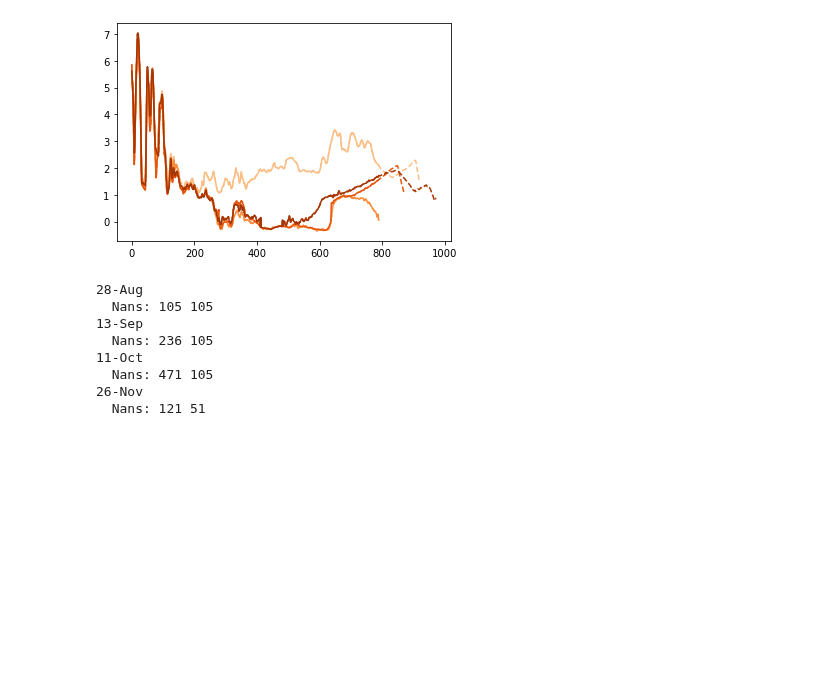
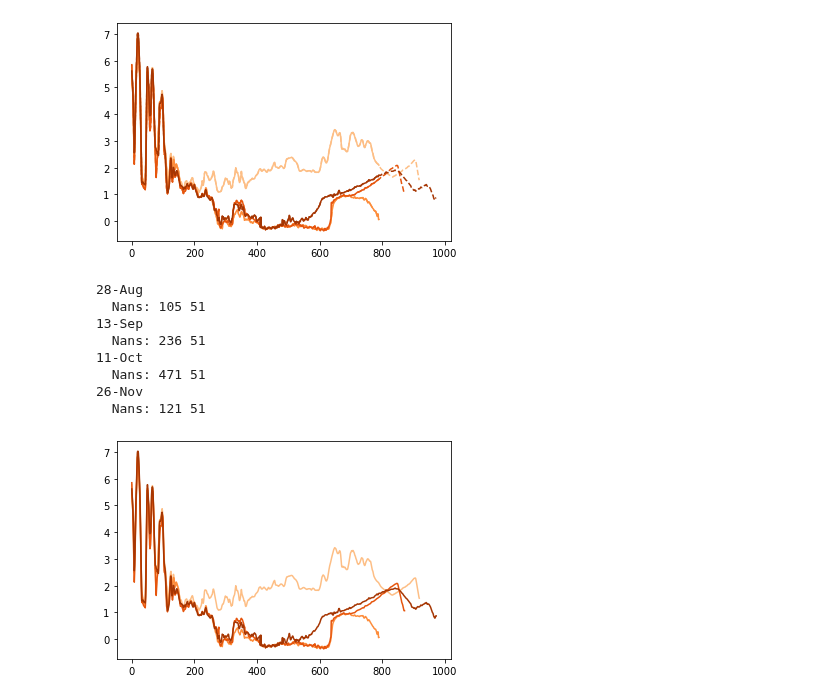
Before and after one commit to csherwood-usgs/CoreBx, a Jupyter notebook: Centroid_test_profile.ipynb, the cells around one changed output. Saved outputs shown, nothing was run; the diff lists cells and outputs as text; code cells hidden in the pictures; blank space fills up the shorter version.

```diff
--- a/Centroid_test_profile.ipynb
+++ b/Centroid_test_profile.ipynb
@@ -111,21 +119,29 @@ Short arrays have shape:  (4, 790)
 # %%
 ### Method 1 - Replace any missing data with available Sep_fill and extend profiles
 # replace missing data in Oct and Nov with Sep_fill
 proff = profs.copy()
 for i in range(0,nmaps):
     print(pnames[i])
     idx = np.argwhere(np.isnan(profs[i,:]))
     proff[i,idx]=Sep_fill[idx].copy()
     print('  Nans:', len(idx), np.sum(np.isnan(proff[i,:])))
+
+# but then remove data added at seaward end
+for i in range(0,nmaps):
+    proff[i,iend[i]:]=np.nan
+
+for i in range(0,nmaps):
+    plt.plot(proff[i,:],'-',c=cols[i+1])
 # %% [output]
 28-Aug
-  Nans: 105 105
+  Nans: 105 51
 13-Sep
-  Nans: 236 105
+  Nans: 236 51
 11-Oct
-  Nans: 471 105
+  Nans: 471 51
 26-Nov
   Nans: 121 51
+[figure, added]
 # %%
 # extend profile using last two points
 # (ilast is actually first nan)
```
Also changed, not shown: parts of 8 cells of this notebook, 3 other files.
